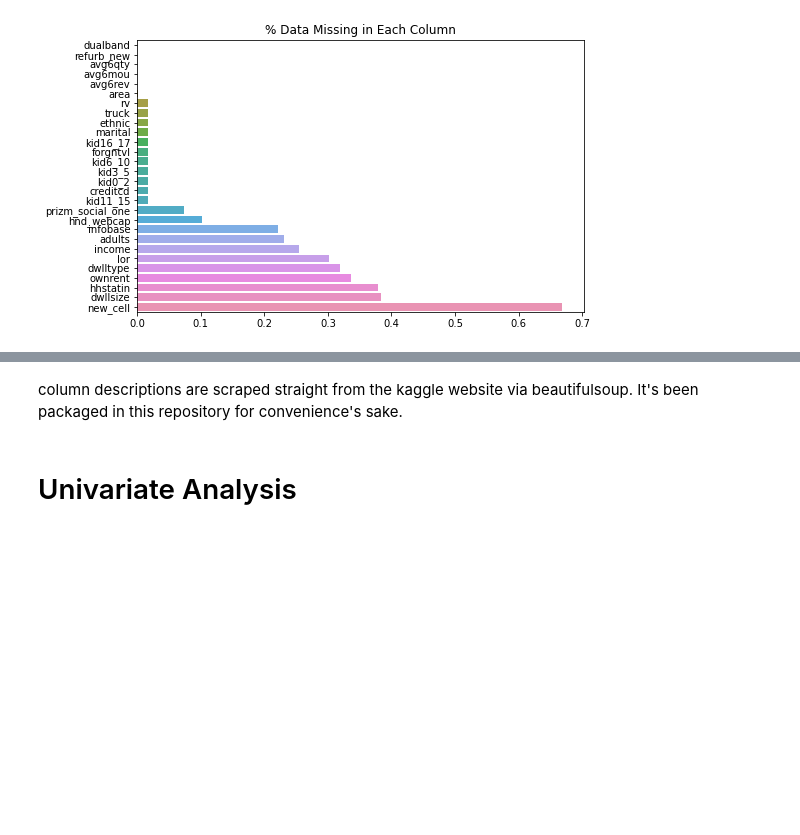
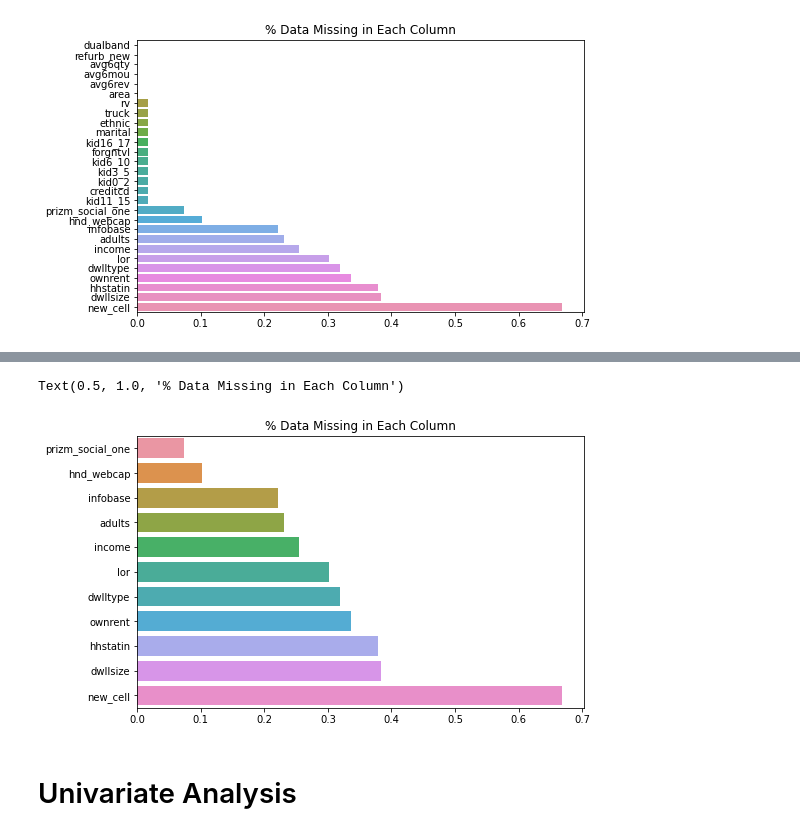
Before and after one commit to Jeff-ChenFan-Wang/TelecomChurnAnalysis, a Jupyter notebook: EDA.ipynb, the cells around one changed output, grey strips where cells are left out. Cells and saved outputs as stored; diff of their text form; code cells hidden in the pictures; blank space fills up the shorter version.

```diff
--- a/EDA.ipynb
+++ b/EDA.ipynb
@@ -72,2 +59,0 @@ from JeffUtils import graph_cluster_wc, graph_elbow
-# %% [markdown]
-column descriptions are scraped straight from the kaggle website via beautifulsoup. It's been packaged in this repository for convenience's sake.
@@ -116,2 +60,15 @@ elbow = graph_elbow(loss)
+# %%
+miss_data_cols = full_data.columns[full_data.isna().sum()>0]
+pct_miss_data = (
+    full_data[miss_data_cols].isna().sum()
+    .sort_values()
+    /full_data.shape[0]
+)
+plt.figure(figsize=(8,5))
+ax = sns.barplot(x=pct_miss_data,y=pct_miss_data.index)
+ax.set_title('% Data Missing in Each Column')
+# %% [output]
+Text(0.5, 1.0, '% Data Missing in Each Column')
+[figure, added]
 # %% [markdown]
 # Univariate Analysis
```
Also changed, not shown: parts of 15 cells of this notebook, 2 other files.
